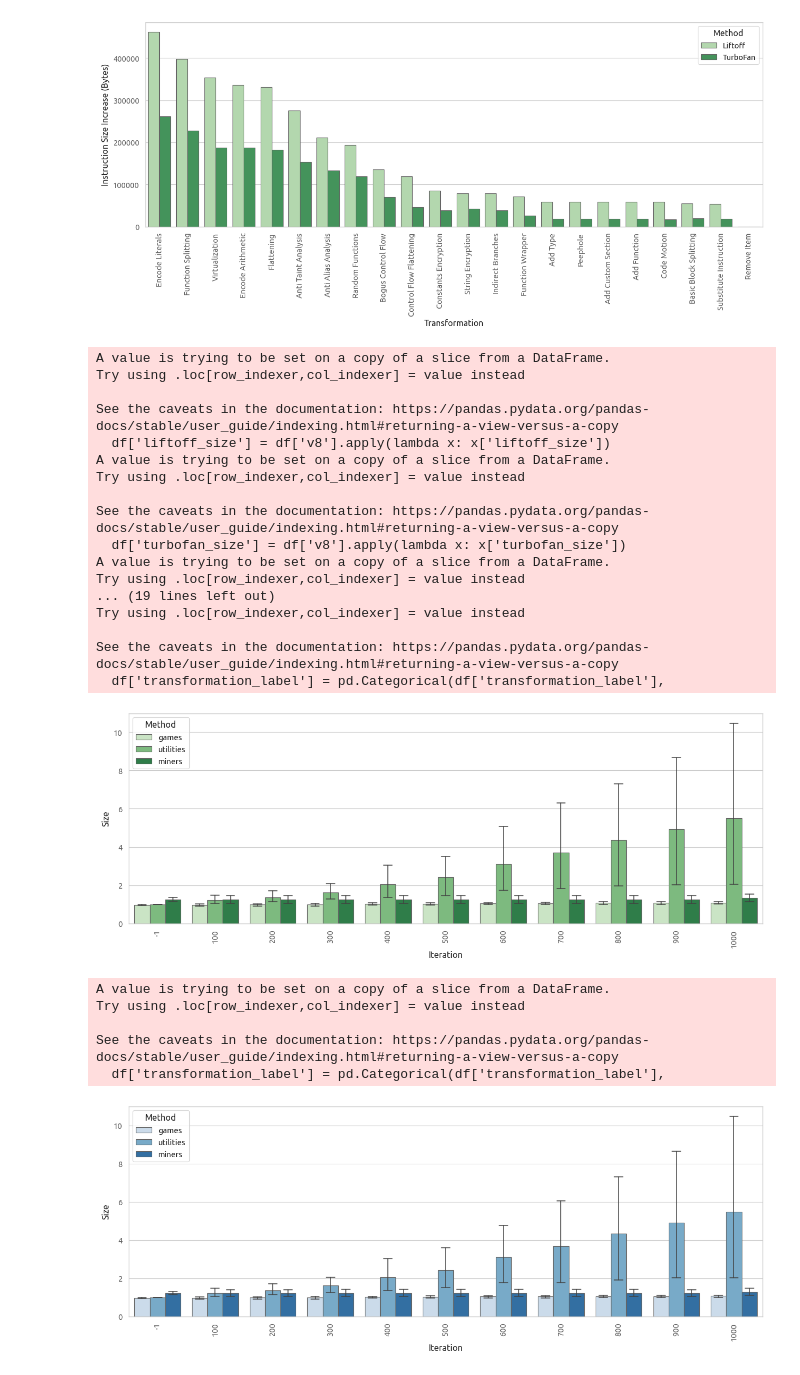
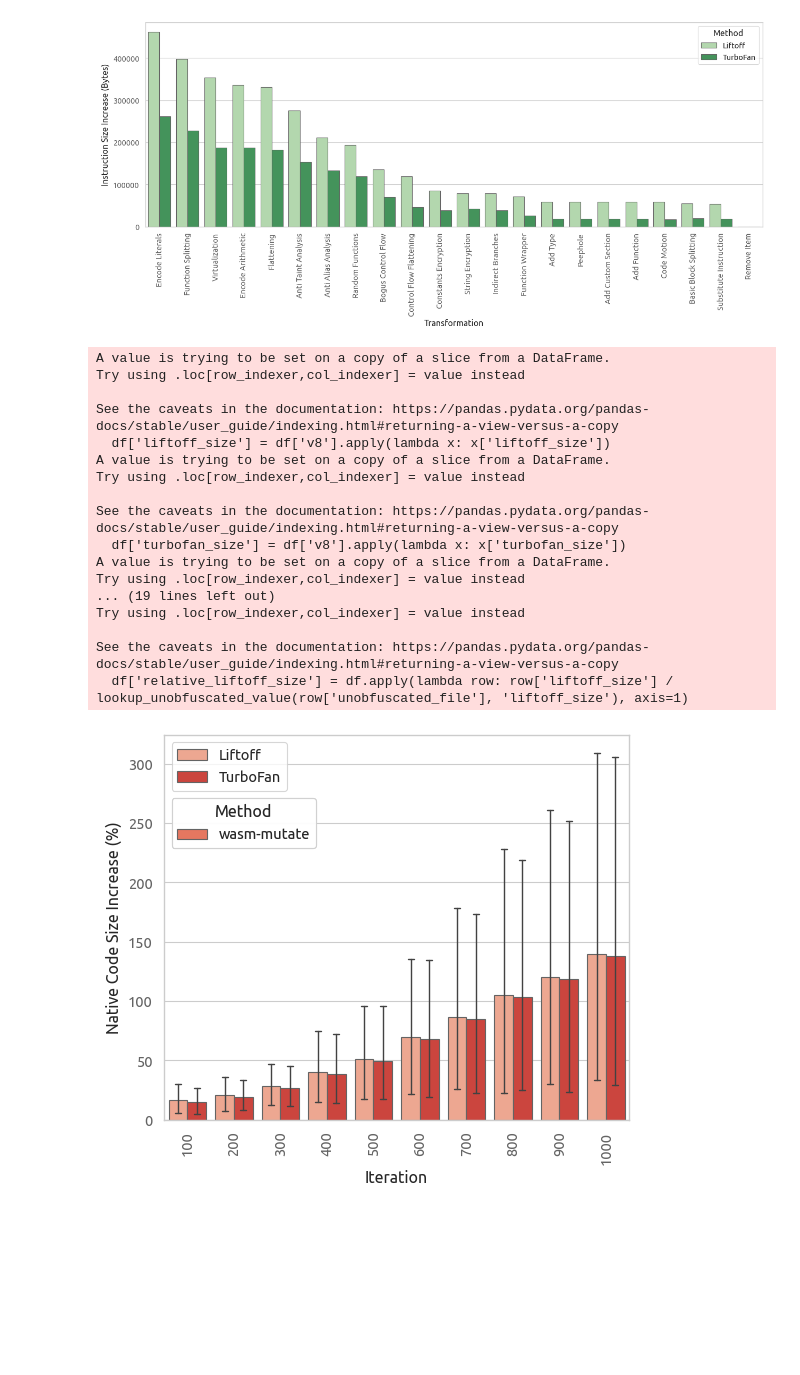
Before and after one commit to HakonHarnes/wasm-obf, a Jupyter notebook: analysis/optimization.ipynb, the cells around one changed output. Drawn from its saved outputs; the diff is of its cells as text; code cells hidden in the pictures; blank space fills up the shorter version.

Commit message:
feat(analysis): finish optimization plots

```diff
--- a/analysis/optimization.ipynb
+++ b/analysis/optimization.ipynb
@@ -318,8 +325,14 @@ def plot_distance_by_iteration(df, palette=palette, path=None):
     plt.ylabel('Distance')
     plt.xlabel('Iteration')
 
-    # Capitalize the first letter of the entries in the legend
-    plt.legend(loc='upper right')
+    optimization_legend = ax.legend(title='', loc='upper right')
+    ax.add_artist(optimization_legend)
+
+    method_labels = df['method'].unique()
+    method_colors = ["#E57760"]
+    method_handles = [Patch(facecolor=c, edgecolor=edgecolor, label=label) for label, c in zip(method_labels, method_colors)]
+    method_legend = plt.legend(method_handles, method_labels, title='Method', loc='upper left')
+    ax.add_artist(method_legend)
 
     plt.ylim(0, 350000)
 
@@ -340,12 +353,13 @@ wasm_mutate_optimized_filtered = wasm_mutate_optimized_filtered[wasm_mutate_opti
 wasm_mutate_unoptimized_filtered = wasm_mutate_unoptimized[wasm_mutate_unoptimized['iteration'] != -1]
 wasm_mutate_unoptimized_filtered = wasm_mutate_unoptimized_filtered[wasm_mutate_unoptimized_filtered['distance'].notnull()]
 
-wasm_mutate_unoptimized_filtered['optimization'] = 'Optimized'
-wasm_mutate_optimized_filtered['optimization'] = 'Unoptimized'
+wasm_mutate_unoptimized_filtered['optimization'] = 'Original'
+wasm_mutate_optimized_filtered['optimization'] = 'Optimized'
 
 # Concatenate all dataframes in the desired order: tigress, llvm, wasm_mutate
 df = pd.concat([ wasm_mutate_unoptimized_filtered, wasm_mutate_optimized_filtered], ignore_index=True)
+df['method'] = 'wasm-mutate'
 
 red = sns.color_palette("Reds", n_colors=1)
-plot_distance_by_iteration(df, palette="Reds", path='./plots/effectiveness/distance-mutate.pdf')
+plot_distance_by_iteration(df, palette="Reds", path='./plots/effectiveness/distance-opt-mutate.pdf')
 # %% [output]
@@ -496,8 +583,8 @@ plot_v8_optimization_by_instruction_increase(df, "Transformation", y="increase",
 # %% [output]
 [figure]
 # %%
-def plot_v8_optimization_by_iteration(df, xlabel, y='liftoff_size', palette=None, path=None):
-    plt.figure(figsize=(15,5))
+def plot_v8_optimization_by_iteration(df, xlabel, y='relative_size_percent', palette=None, path=None):
+    plt.figure(figsize=(6,5))
 
     # Compute the average distance for each transformation_label
     avg_distance = df.groupby('transformation_label')['distance'].mean().reset_index()
@@ -510,27 +597,35 @@ def plot_v8_optimization_by_iteration(df, xlabel, y='liftoff_size', palette=None
                                                 categories=avg_distance_sorted['transformation_label'],
                                                 ordered=True)
 
+    df['relative_size_percent'] = (df['relative_size'] - 1) * 100
+
     sorted_df = df.sort_values('transformation_label')
 
-    sns.barplot(data=sorted_df,
+    ax = sns.barplot(data=sorted_df,
                 x='iteration',
                 y=y,
                 #dodge=False,
-                hue='category',
+                hue='stage',
                 palette=palette,
-                errwidth=1.1,
-                capsize=0.15,
+                errwidth=1.0,
+                capsize=0.13,
                 edgecolor=edgecolor,
                 )
 
     # Axis labels
-    plt.ylabel('Size')
+    plt.ylabel('Native Code Size Increase (%)')
     plt.xlabel(xlabel)
 
     plt.xticks(rotation=90)
 
-    # Capitalize the first letter of the entries in the legend
-    plt.legend(title='Method', loc='upper left')
+    optimization_legend = ax.legend(title='', loc='upper left')
+    ax.add_artist(optimization_legend)
+
+    method_labels = df['method'].unique()
+    method_colors = ["#E57760"]
+    method_handles = [Patch(facecolor=c, edgecolor=edgecolor, label=label) for label, c in zip(method_labels, method_colors)]
+    method_legend = plt.legend(method_handles, method_labels, title='Method', loc='upper left', bbox_to_anchor=(0, 0.855))
+    ax.add_artist(method_legend)
 
     # plt.ylim(0, 2)
 
@@ -538,44 +633,52 @@ def plot_v8_optimization_by_iteration(df, xlabel, y='liftoff_size', palette=None
     if path is not None:
         plt.savefig(path, dpi=300, bbox_inches="tight")
 
     # Show the plot
     plt.show()
 
 wasm_mutate_unoptimized_filtered = wasm_mutate_unoptimized[wasm_mutate_unoptimized['iteration'] == -1]
 wasm_mutate_unoptimized_filtered = wasm_mutate_unoptimized[wasm_mutate_unoptimized['v8'].notnull()]
+
 wasm_mutate_unoptimized_filtered = get_liftoff_and_turbofan_sizes(wasm_mutate_unoptimized_filtered)
 wasm_mutate_unoptimized_filtered = compute_relative_sizes(wasm_mutate_unoptimized_filtered, unobfuscated_unoptimized)
 wasm_mutate_unoptimized_filtered = compute_instruction_increase(wasm_mutate_unoptimized_filtered, unobfuscated_unoptimized)
 
-df
+df = compute_relative_sizes(wasm_mutate_unoptimized_filtered, unobfuscated_unoptimized)
 
-plot_v8_optimization_by_iteration(wasm_mutate_unoptimized_filtered, palette="Greens", xlabel="Iteration", y='relative_liftoff_size')
-plot_v8_optimization_by_iteration(wasm_mutate_unoptimized_filtered, palette="Blues", xlabel="Iteration", y='relative_turbofan_size')
+df_liftoff = df.copy()
+df_liftoff['relative_size'] = df['relative_liftoff_size']
+df_liftoff['stage'] = 'Liftoff'
+
+df_turbofan = df.copy()
+df_turbofan['relative_size'] = df['relative_turbofan_size']
+df_turbofan['stage'] = 'TurboFan'
+
+df = pd.concat([df_liftoff, df_turbofan])
+
+df['method'] = 'wasm-mutate'
+
+df = df[df['iteration'] != -1]
+
+plot_v8_optimization_by_iteration(df, palette="Reds", xlabel="Iteration", y='relative_size_percent')
 # %% [output]
 A value is trying to be set on a copy of a slice from a DataFrame.
 Try using .loc[row_indexer,col_indexer] = value instead
 
 See the caveats in the documentation: https://pandas.pydata.org/pandas-docs/stable/user_guide/indexing.html#returning-a-view-versus-a-copy
   df['liftoff_size'] = df['v8'].apply(lambda x: x['liftoff_size'])
 A value is trying to be set on a copy of a slice from a DataFrame.
 Try using .loc[row_indexer,col_indexer] = value instead
 
 See the caveats in the documentation: https://pandas.pydata.org/pandas-docs/stable/user_guide/indexing.html#returning-a-view-versus-a-copy
   df['turbofan_size'] = df['v8'].apply(lambda x: x['turbofan_size'])
 A value is trying to be set on a copy of a slice from a DataFrame.
 Try using .loc[row_indexer,col_indexer] = value instead
 ... (19 lines left out)
 Try using .loc[row_indexer,col_indexer] = value instead
 
 See the caveats in the documentation: https://pandas.pydata.org/pandas-docs/stable/user_guide/indexing.html#returning-a-view-versus-a-copy
-  df['transformation_label'] = pd.Categorical(df['transformation_label'],
+  df['relative_liftoff_size'] = df.apply(lambda row: row['liftoff_size'] / lookup_unobfuscated_value(row['unobfuscated_file'], 'liftoff_size'), axis=1)
-[figure, old version]
+[figure, new version]
-A value is trying to be set on a copy of a slice from a DataFrame.
-Try using .loc[row_indexer,col_indexer] = value instead
-
-See the caveats in the documentation: https://pandas.pydata.org/pandas-docs/stable/user_guide/indexing.html#returning-a-view-versus-a-copy
-  df['transformation_label'] = pd.Categorical(df['transformation_label'],
-[figure, removed]
 # %%
 def plot_v8_optimization_by_iteration(df, xlabel, y='increase', palette=None, path=None):
     plt.figure(figsize=(15,5))
```
Also changed, not shown: parts of 7 cells of this notebook, 4 other files.
